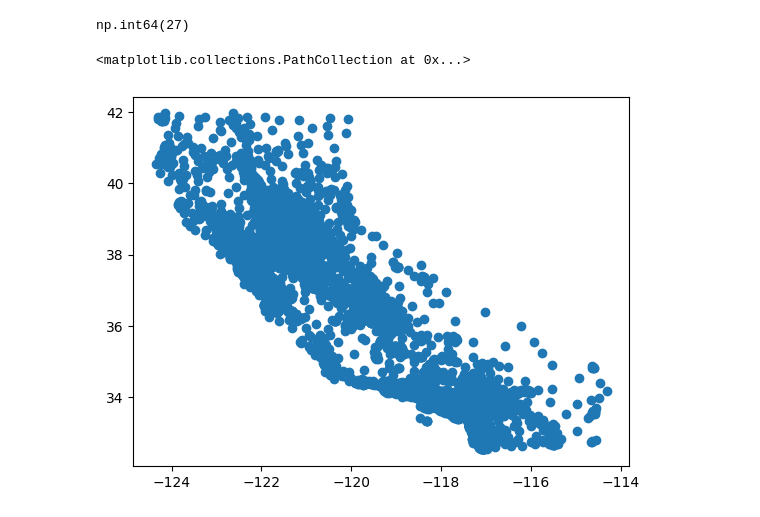
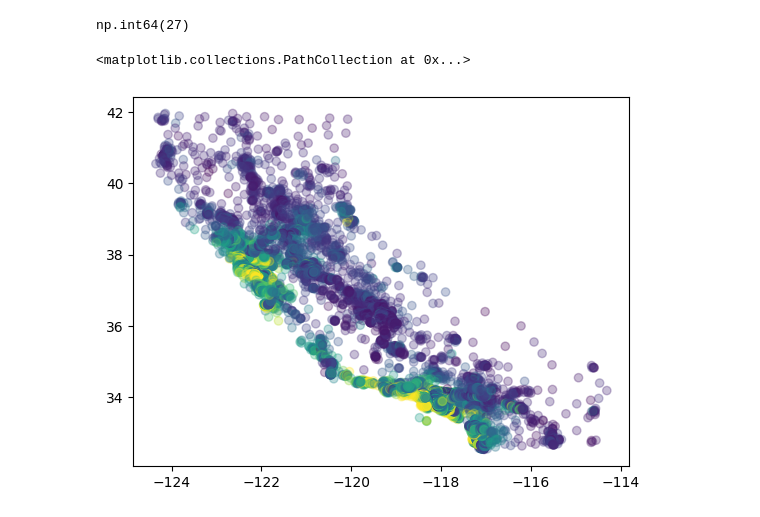
Before and after one commit to Abhishekkange/Machine-Learning, a Jupyter notebook: Machine Learning/revision/1.data_visualization.ipynb, the cells around one changed output. Drawn from its saved outputs; the diff is of its cells as text; code cells hidden in the pictures.

```diff
--- a/Machine Learning/revision/1.data_visualization.ipynb
+++ b/Machine Learning/revision/1.data_visualization.ipynb
@@ -97,9 +97,9 @@ np.int64(27)
 # %%
 import matplotlib.pyplot as plt
 
-plt.scatter(x=df["longitude"],y=df["latitude"])
+plt.scatter(x=df["longitude"],y=df["latitude"],c=df["median_house_value"],alpha=0.3)
 # %% [output]
 <matplotlib.collections.PathCollection at 0x...>
-[figure, old version]
+[figure, new version]
 # %%
 plt.scatter(x=df["median_income"],y=df["median_house_value"])
```
Also changed, not shown: parts of 2 cells of this notebook, 14 other files.
